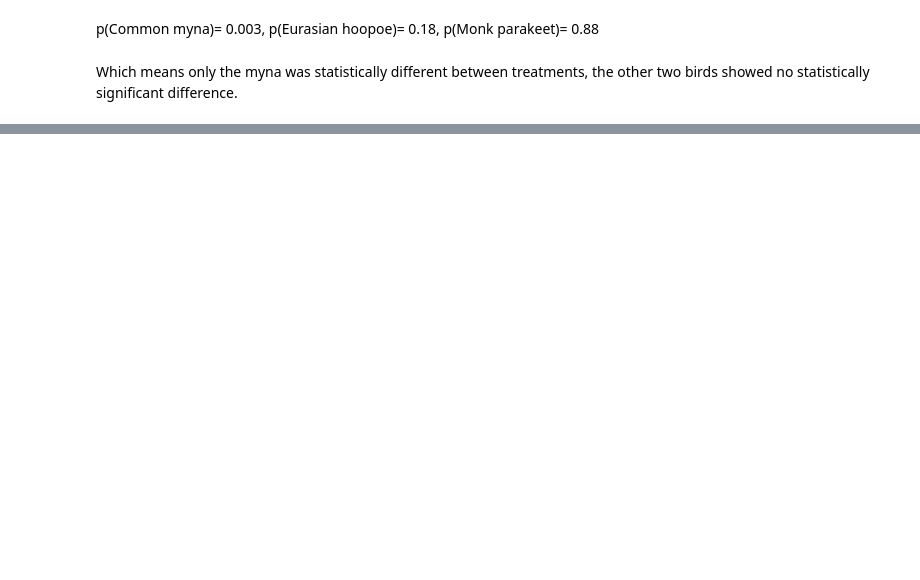
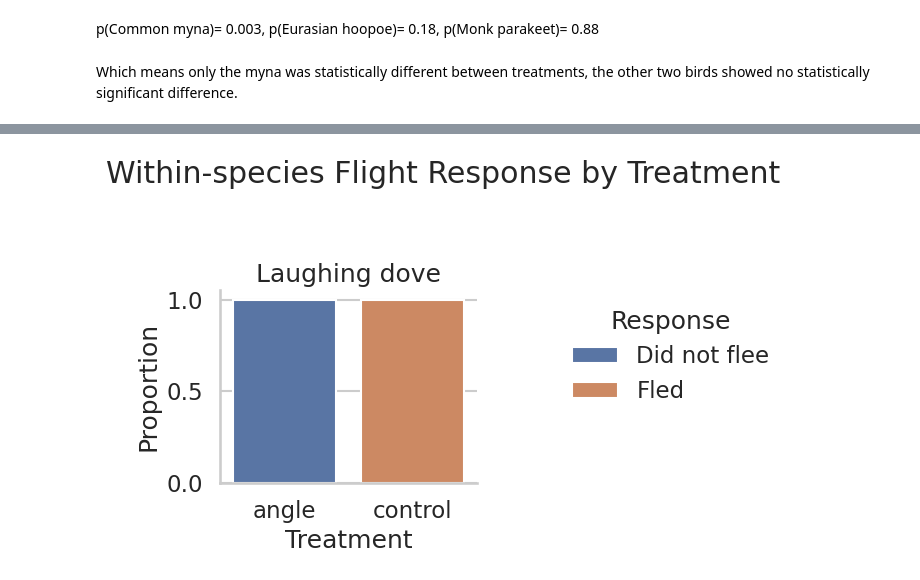
Before and after one commit to NickBonnTAU/Study-Lab, a Jupyter notebook: FID.ipynb, the cells around one changed output, grey strips where cells are left out. Drawn from its saved outputs; the diff is of its cells as text; code cells hidden in the pictures; blank space fills up the shorter version.

```diff
--- a/FID.ipynb
+++ b/FID.ipynb
@@ -1486,0 +1558,38 @@ Which means only the myna was statistically different between treatments, the ot
+# %%
+species_to_show = species_strict if len(species_strict) > 0 else species_partial
+species_to_show
+
+
+plot_df = (
+    working[working["Species"].isin(species_to_show)]
+    .groupby(["Species", "Treatment"])["Fled"]
+    .value_counts(normalize=True)
+    .rename("prop")
+    .reset_index()
+)
+
+plot_df["Response"] = plot_df["Fled"].map({True: "Fled", False: "Did not flee"})
+plot_df.head()
+
+
+g = sns.catplot(
+    data=plot_df,
+    x="Treatment",
+    y="prop",
+    hue="Response",
+    col="Species",
+    col_wrap=2,
+    kind="bar",
+    height=4,
+    aspect=0.6,
+    sharey=True
+)
+
+g.set_axis_labels("Treatment", "Proportion")
+g.set_titles("{col_name}")
+g.fig.suptitle("Within-species Flight Response by Treatment", y=1.05)
+
+plt.tight_layout()
+plt.show()
+# %% [output]
+[figure, added]
```
Also changed, not shown: parts of 36 cells of this notebook, 1 other file.
